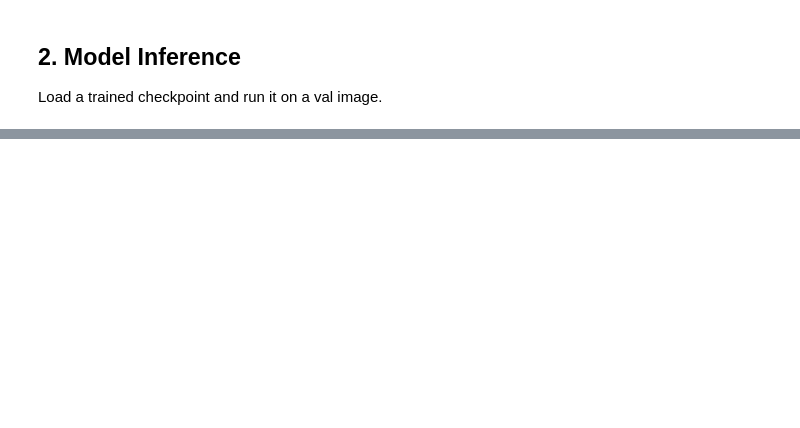
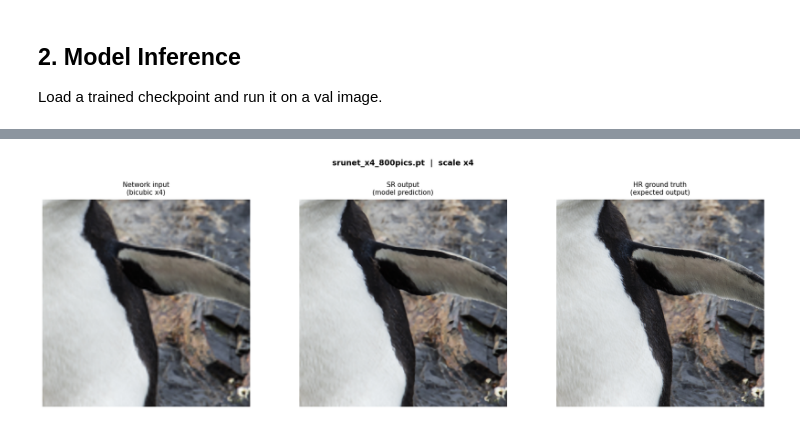
Before and after one commit to aapetukhov/efml-unet, a Jupyter notebook: notebooks/demo.ipynb, the cells around one changed output, grey strips where cells are left out. Drawn from its saved outputs; the diff is of its cells as text; code cells hidden in the pictures; blank space fills up the shorter version.

```diff
--- a/notebooks/demo.ipynb
+++ b/notebooks/demo.ipynb
@@ -113,19 +125,26 @@ print(f'Output: {sr_img.width}×{sr_img.height}')
 # %%
 CROP = 512
 
 fig, axes = plt.subplots(1, 3, figsize=(18, 6))
-fig.suptitle(f'{CHECKPOINT}  |  scale ×{INFER_SCALE}', fontsize=13, fontweight='bold')
+fig.suptitle(
+    f'{CHECKPOINT}  |  scale x{INFER_SCALE}',
+    fontsize=13,
+    fontweight='bold',
+    y=0.98
+)
 
 panels = [
-    (center_crop(lr_input, CROP, CROP), f'Network input\n(bicubic ×{INFER_SCALE})'),
+    (center_crop(lr_input, CROP, CROP), f'Network input\n(bicubic x{INFER_SCALE})'),
     (center_crop(sr_img,   CROP, CROP), 'SR output\n(model prediction)'),
     (center_crop(hr,       CROP, CROP), 'HR ground truth\n(expected output)'),
 ]
 
 for ax, (img, title) in zip(axes, panels):
     ax.imshow(img)
     ax.set_title(title, fontsize=11, pad=8)
     ax.axis('off')
 
-plt.tight_layout()
+plt.tight_layout(rect=[0, 0, 1, 0.93])
 plt.show()
+# %% [output]
+[figure, added]
```
Also changed, not shown: parts of 4 cells of this notebook, 12 other files.
